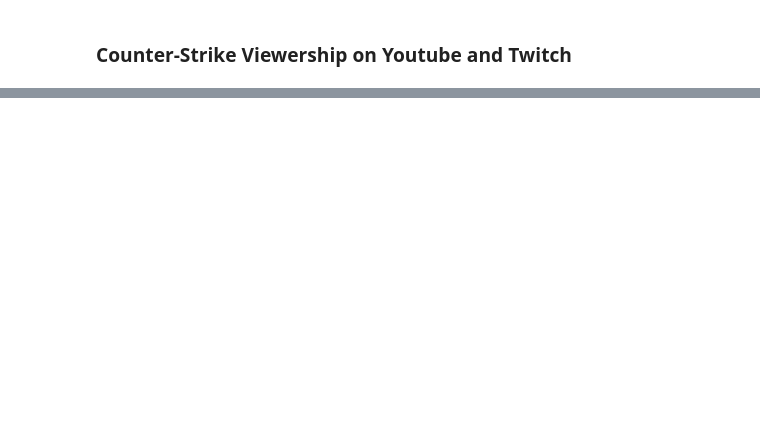
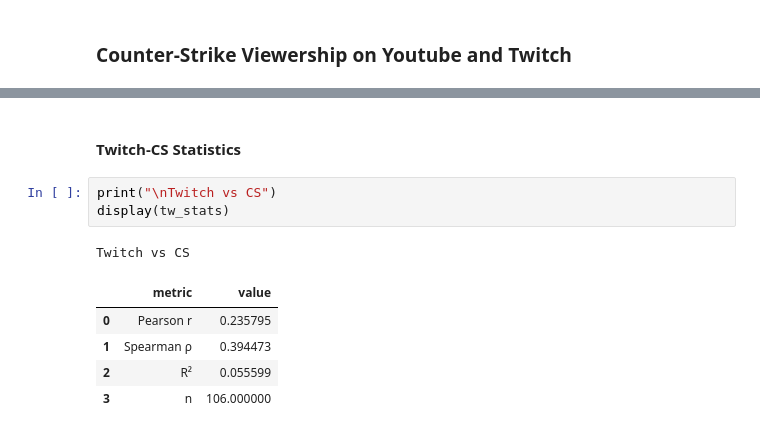
Before and after one commit to Axewuf/Beyond-The-Crosshair, a Jupyter notebook: notebooks/BeyondTheCrosshair.ipynb, the cells around one changed output, grey strips where cells are left out. Cells and saved outputs as stored; diff of their text form; blank space fills up the shorter version.

```diff
--- a/notebooks/BeyondTheCrosshair.ipynb
+++ b/notebooks/BeyondTheCrosshair.ipynb
@@ -514,0 +609,12 @@ https://altair-viz.github.io/user_guide/display_frontends.html#troubleshooting
+# %% [markdown]
+#### Twitch-CS Statistics
+# %%
+print("\nTwitch vs CS")
+display(tw_stats)
+# %% [output]
+Twitch vs CS
+|  | metric | value |
+| 0 | Pearson r | 0.235795 |
+| 1 | Spearman ρ | 0.394473 |
+| 2 | R² | 0.055599 |
+| 3 | n | 106.000000 |
```
Also changed, not shown: parts of 37 cells of this notebook, 11 other files.
